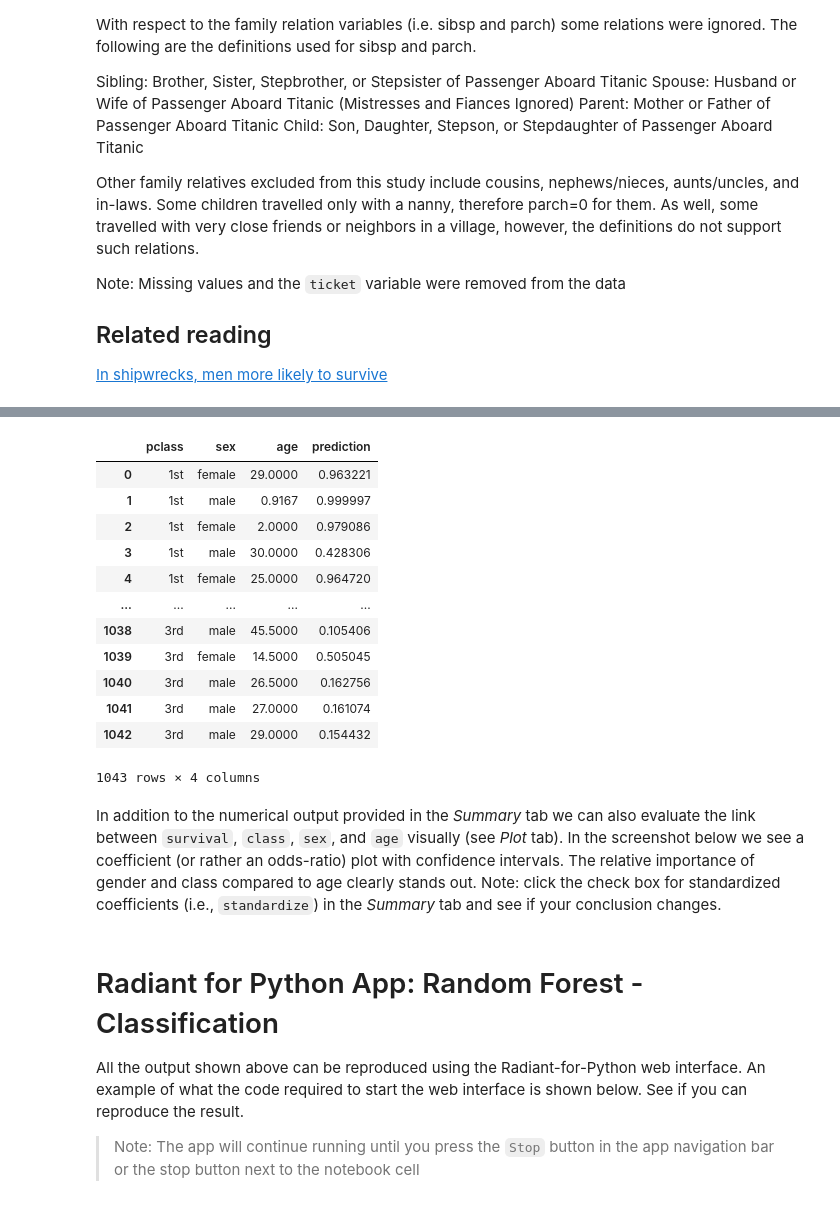
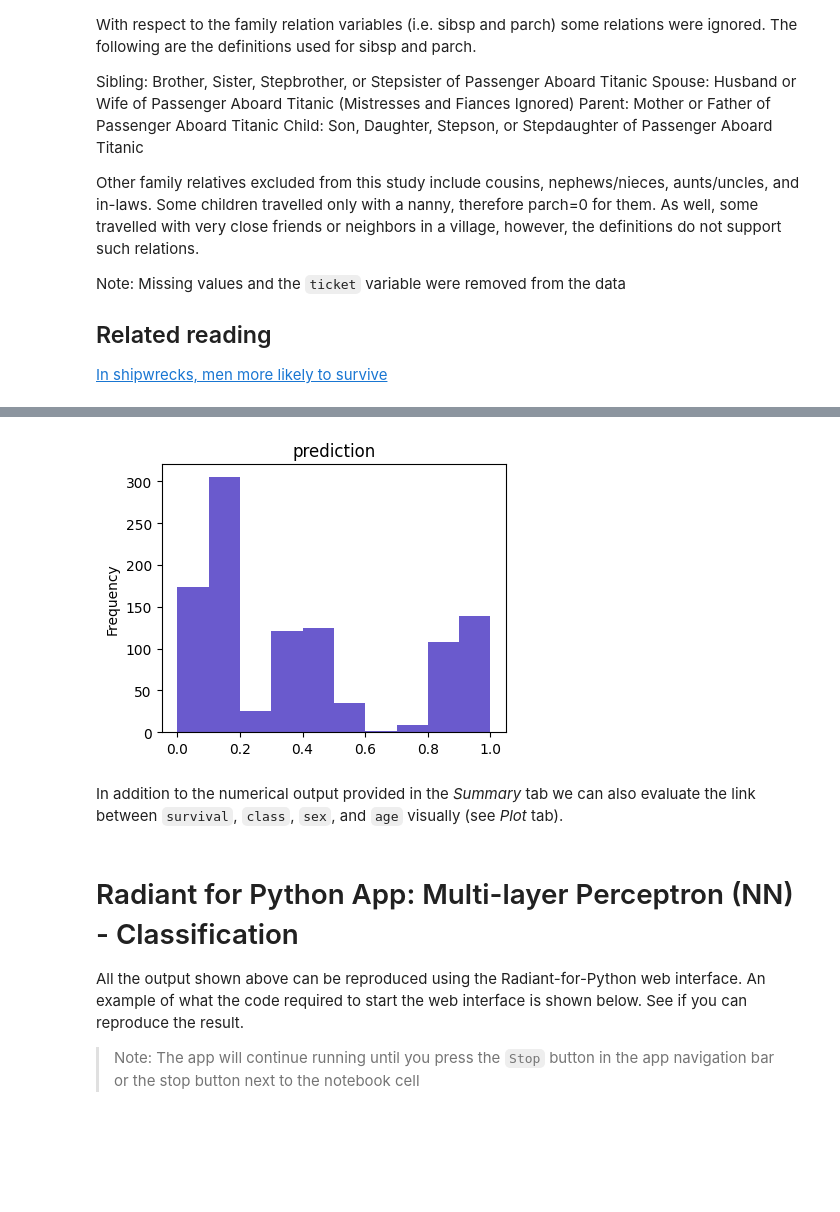
Before and after one commit to vnijs/pyrsm, a Jupyter notebook: examples/model/model-mlp-classification.ipynb, the cells around one changed output, grey strips where cells are left out. Saved outputs shown, nothing was run; the diff lists cells and outputs as text; code cells hidden in the pictures; blank space fills up the shorter version.

```diff
--- a/examples/model/model-mlp-classification.ipynb
+++ b/examples/model/model-mlp-classification.ipynb
@@ -145,23 +162,11 @@ rf.plot("vimp")
 # %%
-rf.predict()
+rsm.distr_plot(nn.predict(titanic).prediction)
 # %% [output]
-|  | pclass | sex | age | prediction |
-| 0 | 1st | female | 29.0000 | 0.963221 |
-| 1 | 1st | male | 0.9167 | 0.999997 |
-| 2 | 1st | female | 2.0000 | 0.979086 |
-| 3 | 1st | male | 30.0000 | 0.428306 |
-| 4 | 1st | female | 25.0000 | 0.964720 |
-| ... | ... | ... | ... | ... |
-| 1038 | 3rd | male | 45.5000 | 0.105406 |
-| 1039 | 3rd | female | 14.5000 | 0.505045 |
-| 1040 | 3rd | male | 26.5000 | 0.162756 |
-| 1041 | 3rd | male | 27.0000 | 0.161074 |
-| 1042 | 3rd | male | 29.0000 | 0.154432 |
-1043 rows × 4 columns
+[figure, added]
 # %% [markdown]
-In addition to the numerical output provided in the _Summary_ tab we can also evaluate the link between `survival`, `class`, `sex`, and `age` visually (see _Plot_ tab). In the screenshot below we see a coefficient (or rather an odds-ratio) plot with confidence intervals. The relative importance of gender and class compared to age clearly stands out. Note: click the check box for standardized coefficients (i.e., `standardize`) in the _Summary_ tab and see if your conclusion changes.
+In addition to the numerical output provided in the _Summary_ tab we can also evaluate the link between `survival`, `class`, `sex`, and `age` visually (see _Plot_ tab).
 # %% [markdown]
-# Radiant for Python App: Random Forest - Classification
+# Radiant for Python App: Multi-layer Perceptron (NN) - Classification
 
 All the output shown above can be reproduced using the Radiant-for-Python web interface. An example of what the code required to start the web interface is shown below. See if you can reproduce the result.
 
```
Also changed, not shown: parts of 7 cells of this notebook, 24 other files.
